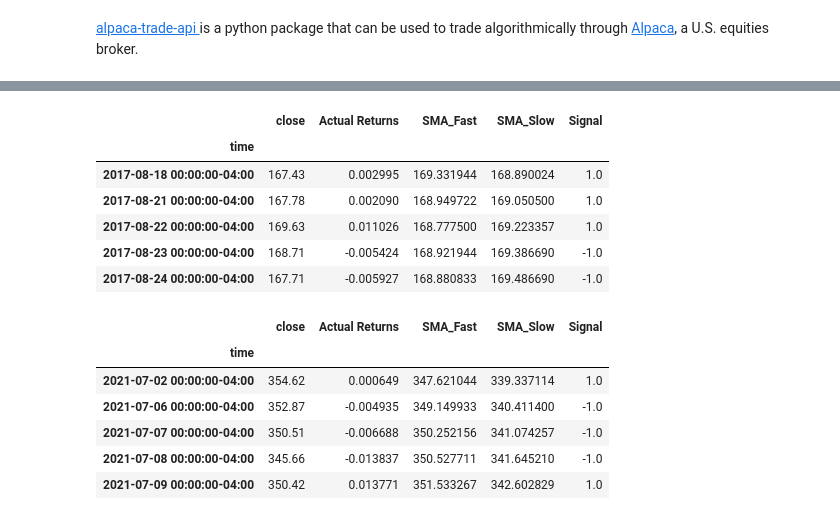
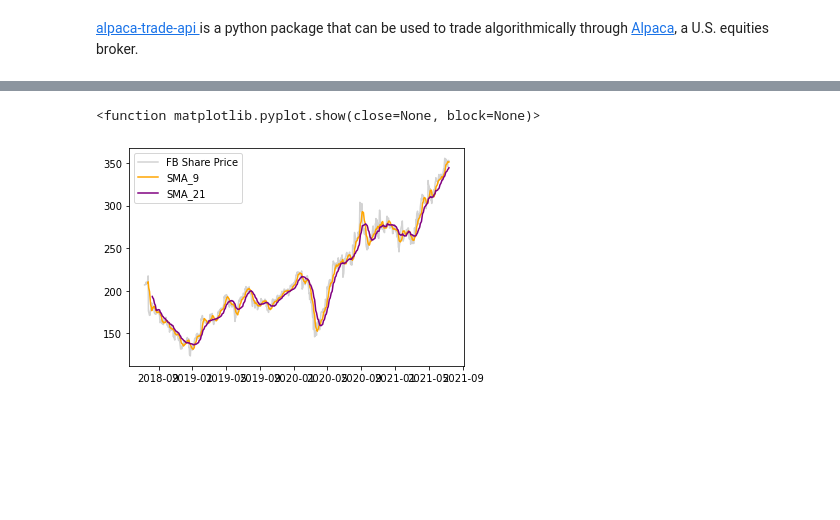
Before and after one commit to mhennis7/Training_BOT_Project2, a Jupyter notebook: live_trade_demo.ipynb, the cells around one changed output, grey strips where cells are left out. Saved outputs shown, nothing was run; the diff lists cells and outputs as text; code cells hidden in the pictures; blank space fills up the shorter version.

```diff
--- a/live_trade_demo.ipynb
+++ b/live_trade_demo.ipynb
@@ -59,6 +54,6 @@ df = pd.DataFrame(data=bar_set)
 # %%
 # Filter the date index and close columns
-signals_df = df.loc[:, ["close"]]
+#signals_df = df.loc[:, ["close"]]
 
 # Use the pct_change function to generate  returns from close prices
 signals_df["Actual Returns"] = signals_df["close"].pct_change()
@@ -66,4 +61,4 @@ signals_df["Actual Returns"] = signals_df["close"].pct_change()
 # Drop all NaN values from the DataFrame
 signals_df = signals_df.dropna()
 # Review the DataFrame
-display(signals_df.head())
+#display(signals_df.head())
@@ -88,28 +77,9 @@ signals_df = signals_df.dropna()
-# %%
-# Initialize the new Signal column
-signals_df['Signal'] = 0.0
-
-# When Actual Returns are greater than or equal to 0, generate signal to buy stock long
-signals_df.loc[(signals_df['Actual Returns'] >= 0), 'Signal'] = 1
-
-# When Actual Returns are less than 0, generate signal to sell stock short
-signals_df.loc[(signals_df['Actual Returns'] < 0), 'Signal'] = -1
-
-# Review the DataFrame
-display(signals_df.head())
-display(signals_df.tail())
-# %% [output]
-|  | close | Actual Returns | SMA_Fast | SMA_Slow | Signal |
-| time |  |  |  |  |  |
-| 2017-08-18 00:00:00-04:00 | 167.43 | 0.002995 | 169.331944 | 168.890024 | 1.0 |
-| 2017-08-21 00:00:00-04:00 | 167.78 | 0.002090 | 168.949722 | 169.050500 | 1.0 |
-| 2017-08-22 00:00:00-04:00 | 169.63 | 0.011026 | 168.777500 | 169.223357 | 1.0 |
-| 2017-08-23 00:00:00-04:00 | 168.71 | -0.005424 | 168.921944 | 169.386690 | -1.0 |
-| 2017-08-24 00:00:00-04:00 | 167.71 | -0.005927 | 168.880833 | 169.486690 | -1.0 |
-|  | close | Actual Returns | SMA_Fast | SMA_Slow | Signal |
-| time |  |  |  |  |  |
-| 2021-07-02 00:00:00-04:00 | 354.62 | 0.000649 | 347.621044 | 339.337114 | 1.0 |
-| 2021-07-06 00:00:00-04:00 | 352.87 | -0.004935 | 349.149933 | 340.411400 | -1.0 |
-| 2021-07-07 00:00:00-04:00 | 350.51 | -0.006688 | 350.252156 | 341.074257 | -1.0 |
-| 2021-07-08 00:00:00-04:00 | 345.66 | -0.013837 | 350.527711 | 341.645210 | -1.0 |
-| 2021-07-09 00:00:00-04:00 | 350.42 | 0.013771 | 351.533267 | 342.602829 | 1.0 |
+# %%
+plt.plot(signals_df['close'], label =f"{symbol} Share Price", color='lightgray')
+plt.plot(signals_df[f'SMA_{sma_1}'], label =f"SMA_{sma_1}", color='orange')
+plt.plot(signals_df[f'SMA_{sma_2}'], label =f"SMA_{sma_2}", color='purple')
+plt.legend(loc="upper left")
+plt.show
+# %% [output]
+<function matplotlib.pyplot.show(close=None, block=None)>
+[figure, added]
```
Also changed, not shown: parts of 31 cells of this notebook.
